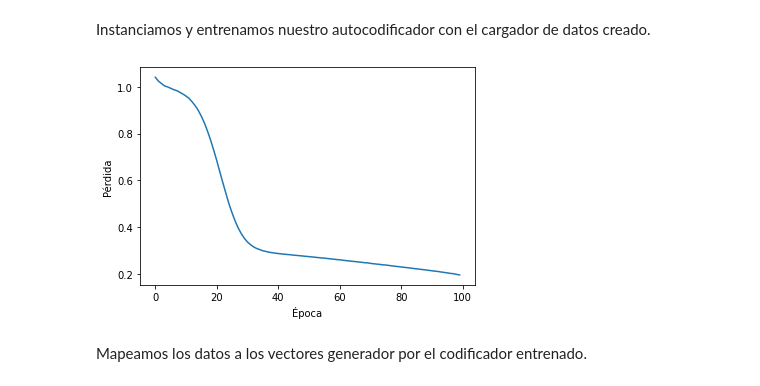
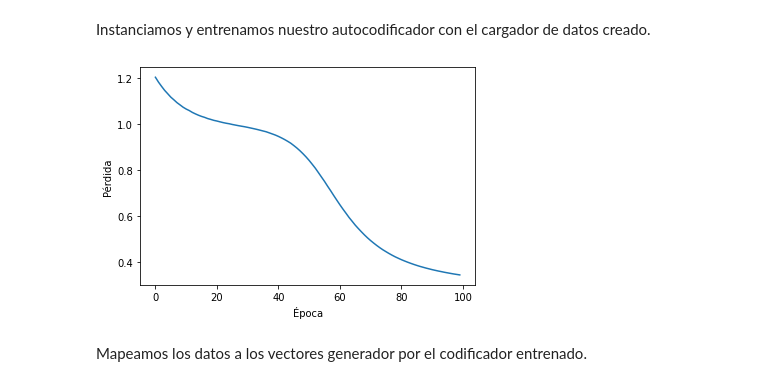
Before and after one commit to gibranfp/CursoAprendizajeProfundo, a Jupyter notebook: notebooks/6a_autocodificadores.ipynb, the cells around one changed output. Saved outputs shown, nothing was run; the diff lists cells and outputs as text; code cells hidden in the pictures.

```diff
--- a/notebooks/6a_autocodificadores.ipynb
+++ b/notebooks/6a_autocodificadores.ipynb
@@ -206,15 +204,15 @@ x shape=torch.Size([10, 4]) dtype=torch.float32
 # %% [markdown]
 Instanciamos y entrenamos nuestro autocodificador con el cargador de datos creado.
 # %%
-irisac = Modelo(irisdim)
+irisac = Modelo(irisdim, 2, 2)
 perdidas = irisac.fit(irisdl)
 
 plt.plot(perdidas)
 plt.xlabel('Época')
 plt.ylabel('Pérdida')
 plt.show()
 # %% [output]
-[figure, old version]
+[figure, new version]
 # %% [markdown]
 Mapeamos los datos a los vectores generador por el codificador entrenado.
 # %%
```
Also changed, not shown: parts of 6 cells of this notebook.
